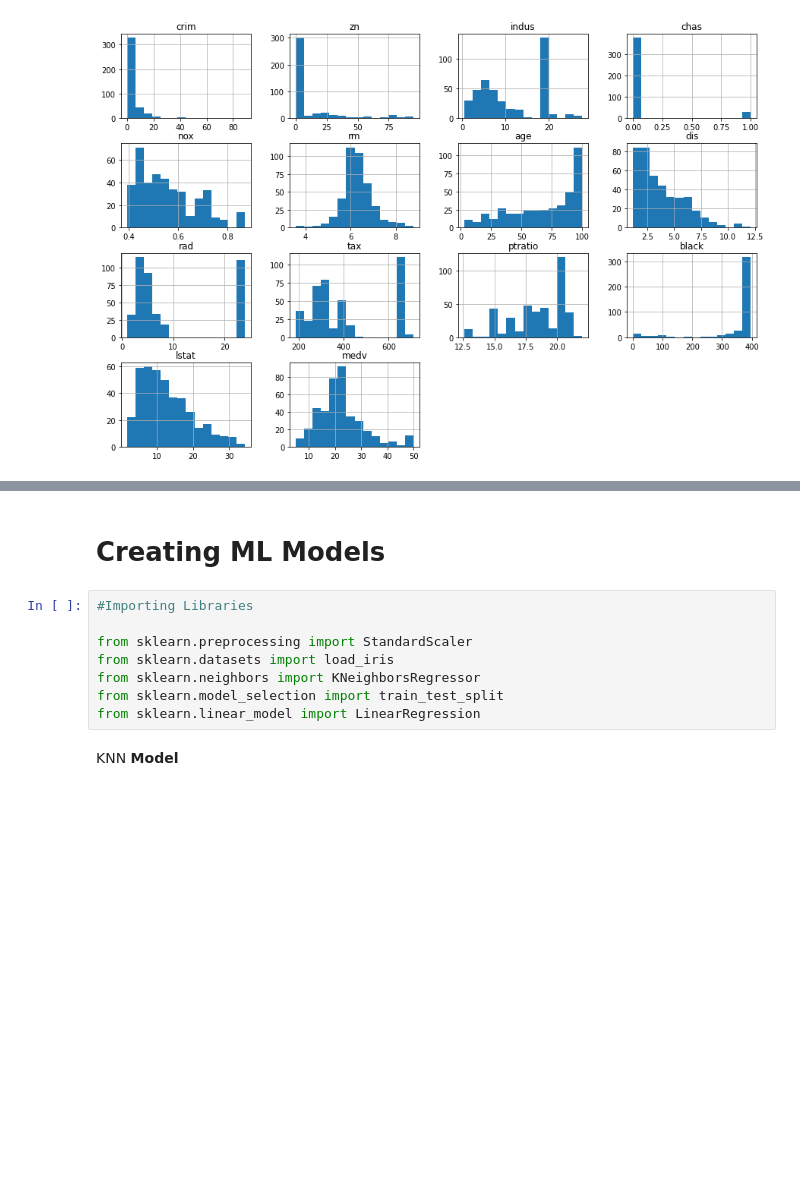
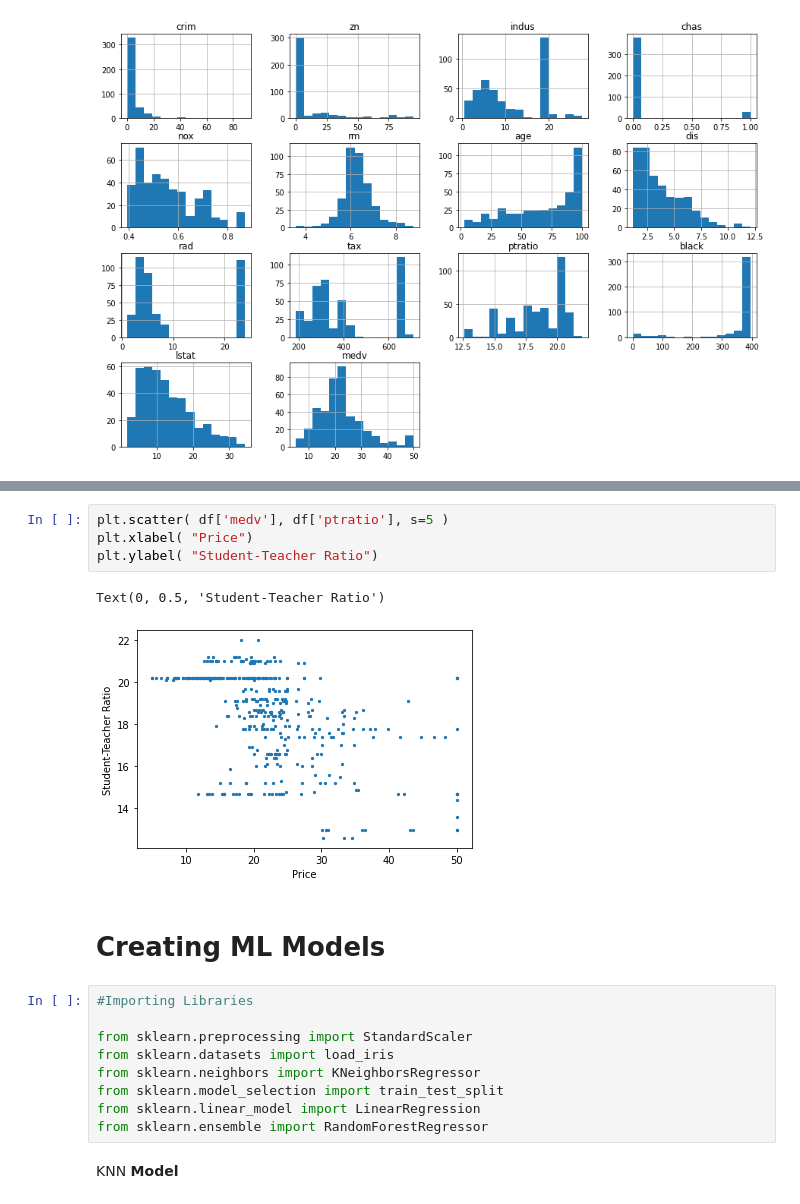
Before and after one commit to PeriAdan/Boston-Data-Sale-Prediction, a Jupyter notebook: Project2.ipynb, the cells around one changed output, grey strips where cells are left out. Saved outputs shown, nothing was run; the diff lists cells and outputs as text; blank space fills up the shorter version.

```diff
--- a/Project2.ipynb
+++ b/Project2.ipynb
@@ -140,3 +151,10 @@ plt.show()
+# %%
+plt.scatter( df['medv'], df['ptratio'], s=5 )
+plt.xlabel( "Price")
+plt.ylabel( "Student-Teacher Ratio")
+# %% [output]
+Text(0, 0.5, 'Student-Teacher Ratio')
+[figure, added]
 # %% [markdown]
 # **Creating ML Models**
 # %%
@@ -147,6 +165,7 @@ from sklearn.datasets import load_iris
 from sklearn.neighbors import KNeighborsRegressor
 from sklearn.model_selection import train_test_split
 from sklearn.linear_model import LinearRegression
+from sklearn.ensemble import RandomForestRegressor
 # %% [markdown]
 KNN **Model**
 # %%
```
Also changed, not shown: parts of 11 cells of this notebook.
